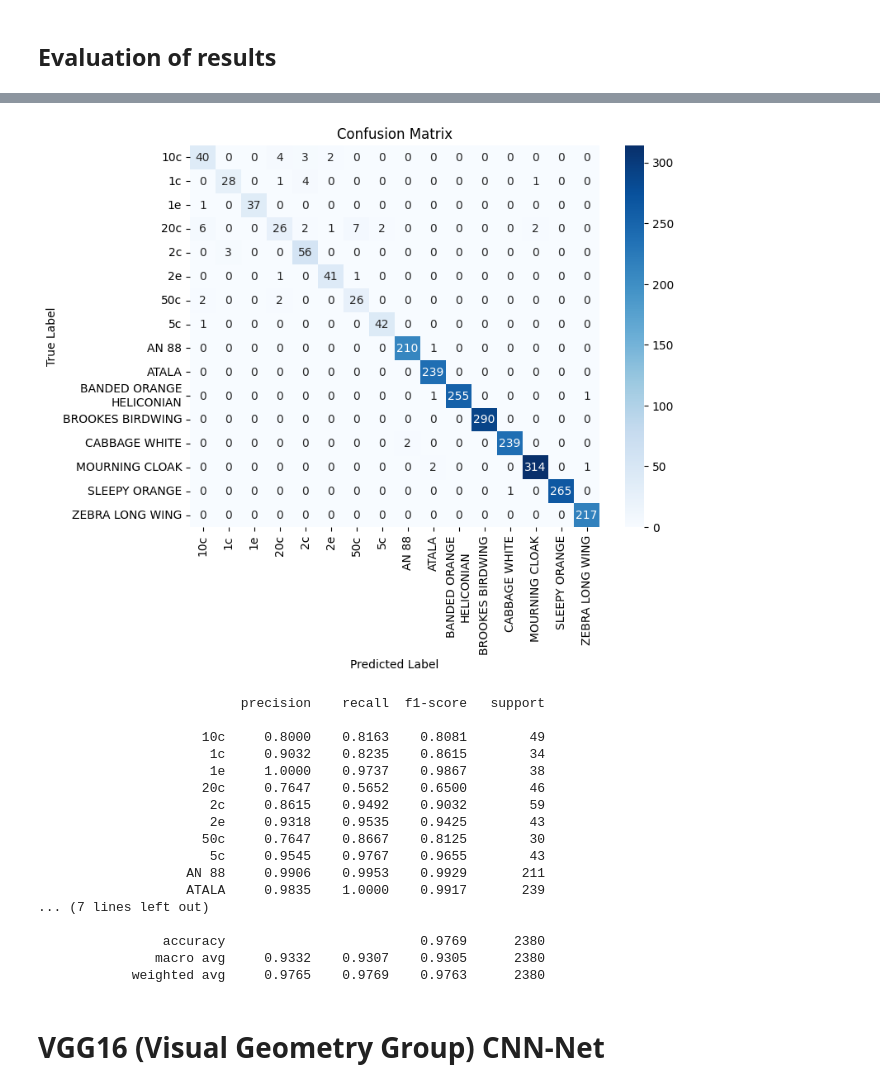
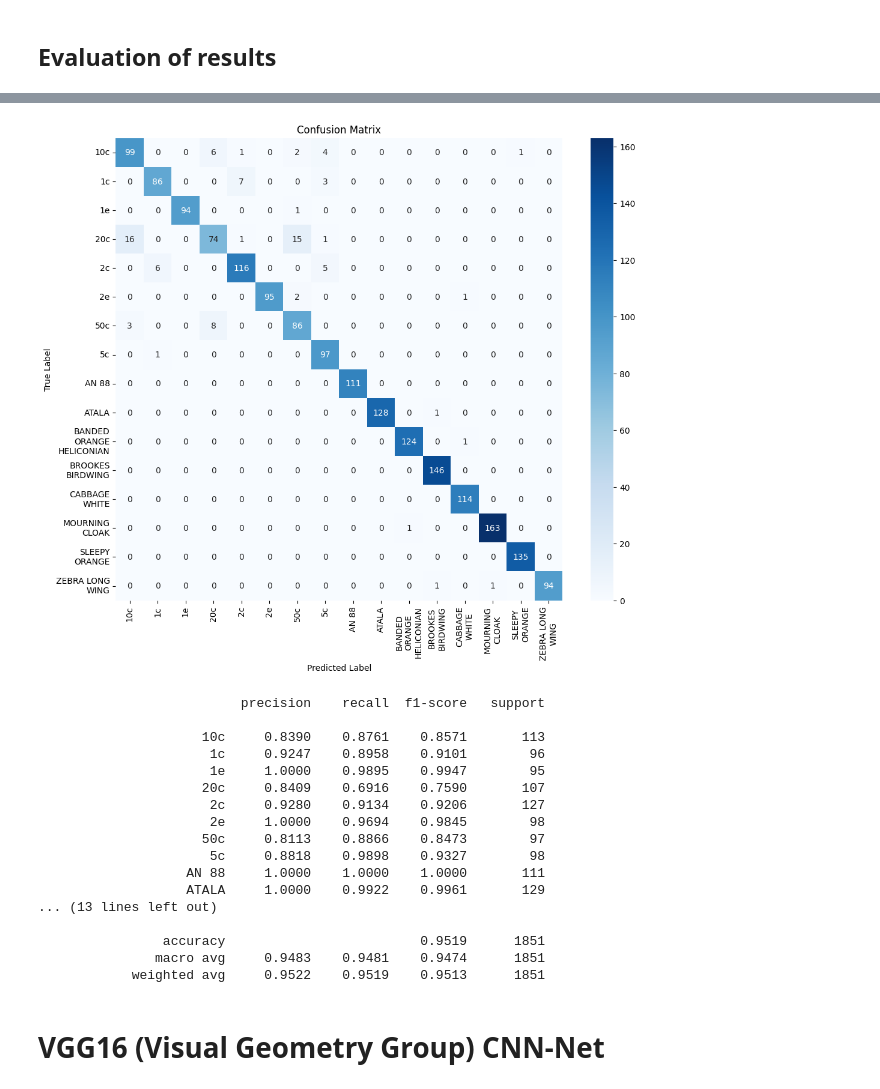
Before and after one commit to antonioap101/FSI_Practica2, a Jupyter notebook: CombinedPractica2_Antonio_Pablo.ipynb, the cells around one changed output, grey strips where cells are left out. Drawn from its saved outputs; the diff is of its cells as text; code cells hidden in the pictures.

```diff
--- a/CombinedPractica2_Antonio_Pablo.ipynb
+++ b/CombinedPractica2_Antonio_Pablo.ipynb
@@ -105,24 +105,26 @@ image_size = (200, 200)
 batch_size = 64
 data_dir = os.path.join('../datasets/ButterflyMothsAndCoins')
 
-train_dir = os.path.join('../datasets/ButterflyMoths/augmented_train/')
-valid_dir = os.path.join('../datasets/ButterflyMoths/augmented_valid/')
-test_dir = os.path.join('../datasets/ButterflyMoths/test')
+train_dir = os.path.join('../datasets/ButterflyMothsAndCoins/redistributed_all/train')
+valid_dir = os.path.join('../datasets/ButterflyMothsAndCoins/redistributed_all/valid')
+test_dir = os.path.join('../datasets/ButterflyMothsAndCoins/redistributed_all/test')
 
 train_ds = tf.keras.preprocessing.image_dataset_from_directory(
-    directory=data_dir,
-    validation_split=0.2,
-    subset="training",
-    seed=seed_value,
+    directory=train_dir,
     image_size=image_size,
     batch_size=batch_size,
     label_mode='categorical'
 )
+
 val_ds = tf.keras.preprocessing.image_dataset_from_directory(
-    directory=data_dir,
-    validation_split=0.2,
-    subset="validation",
-    seed=seed_value,
+    directory=valid_dir,
+    image_size=image_size,
+    batch_size=batch_size,
+    label_mode='categorical'
+)
+
+test_ds = tf.keras.preprocessing.image_dataset_from_directory(
+    directory=test_dir,
     image_size=image_size,
     batch_size=batch_size,
     label_mode='categorical'
@@ -130,5 +132,6 @@ val_ds = tf.keras.preprocessing.image_dataset_from_directory(
 
 train_ds = train_ds.prefetch(buffer_size=32)
 val_ds = val_ds.prefetch(buffer_size=32)
+test_ds = test_ds.prefetch(buffer_size=32)
 # '''
 # %% [output]
@@ -343,7 +344,7 @@ def evaluate_model(test_dir, model, test_ds, max_label_length=15):
     cf_matrix = confusion_matrix(labels, predictions)
 
     # Create a heatmap for the confusion matrix with formatted labels
-    plt.figure(figsize=(8, 6))
+    plt.figure(figsize=(12, 10))
     sns.heatmap(cf_matrix, annot=True, fmt="d", cmap="Blues",
                           xticklabels=class_names, yticklabels=class_names)
     plt.xlabel('Predicted Label')
@@ -356,6 +357,7 @@ def evaluate_model(test_dir, model, test_ds, max_label_length=15):
     formatted_classification_report = classification_report(labels, predictions, target_names=formatted_labels, digits=4)
     print(formatted_classification_report)
 
+model = tf.keras.models.load_model('trained_models/butterfly_and_coins_model.h5') # Load the model
 # Example usage:
 evaluate_model(test_dir, model, test_ds, max_label_length=11)
 # %% [output]
@@ -379,21 +381,21 @@ Found 11904 files belonging to 16 classes.
-[figure, old version]
+[figure, new version]
                           precision    recall  f1-score   support
 
-                     10c     0.8000    0.8163    0.8081        49
-                      1c     0.9032    0.8235    0.8615        34
-                      1e     1.0000    0.9737    0.9867        38
-                     20c     0.7647    0.5652    0.6500        46
-                      2c     0.8615    0.9492    0.9032        59
-                      2e     0.9318    0.9535    0.9425        43
-                     50c     0.7647    0.8667    0.8125        30
-                      5c     0.9545    0.9767    0.9655        43
-                   AN 88     0.9906    0.9953    0.9929       211
-                   ATALA     0.9835    1.0000    0.9917       239
-... (7 lines left out)
+                     10c     0.8390    0.8761    0.8571       113
+                      1c     0.9247    0.8958    0.9101        96
+                      1e     1.0000    0.9895    0.9947        95
+                     20c     0.8409    0.6916    0.7590       107
+                      2c     0.9280    0.9134    0.9206       127
+                      2e     1.0000    0.9694    0.9845        98
+                     50c     0.8113    0.8866    0.8473        97
+                      5c     0.8818    0.9898    0.9327        98
+                   AN 88     1.0000    1.0000    1.0000       111
+                   ATALA     1.0000    0.9922    0.9961       129
+... (13 lines left out)
 
-                accuracy                         0.9769      2380
-               macro avg     0.9332    0.9307    0.9305      2380
-            weighted avg     0.9765    0.9769    0.9763      2380
+                accuracy                         0.9519      1851
+               macro avg     0.9483    0.9481    0.9474      1851
+            weighted avg     0.9522    0.9519    0.9513      1851
 # %% [markdown]
 # VGG16 (Visual Geometry Group) CNN-Net
 # %% [markdown]
```
Also changed, not shown: parts of 15 cells of this notebook, 2 other files.
